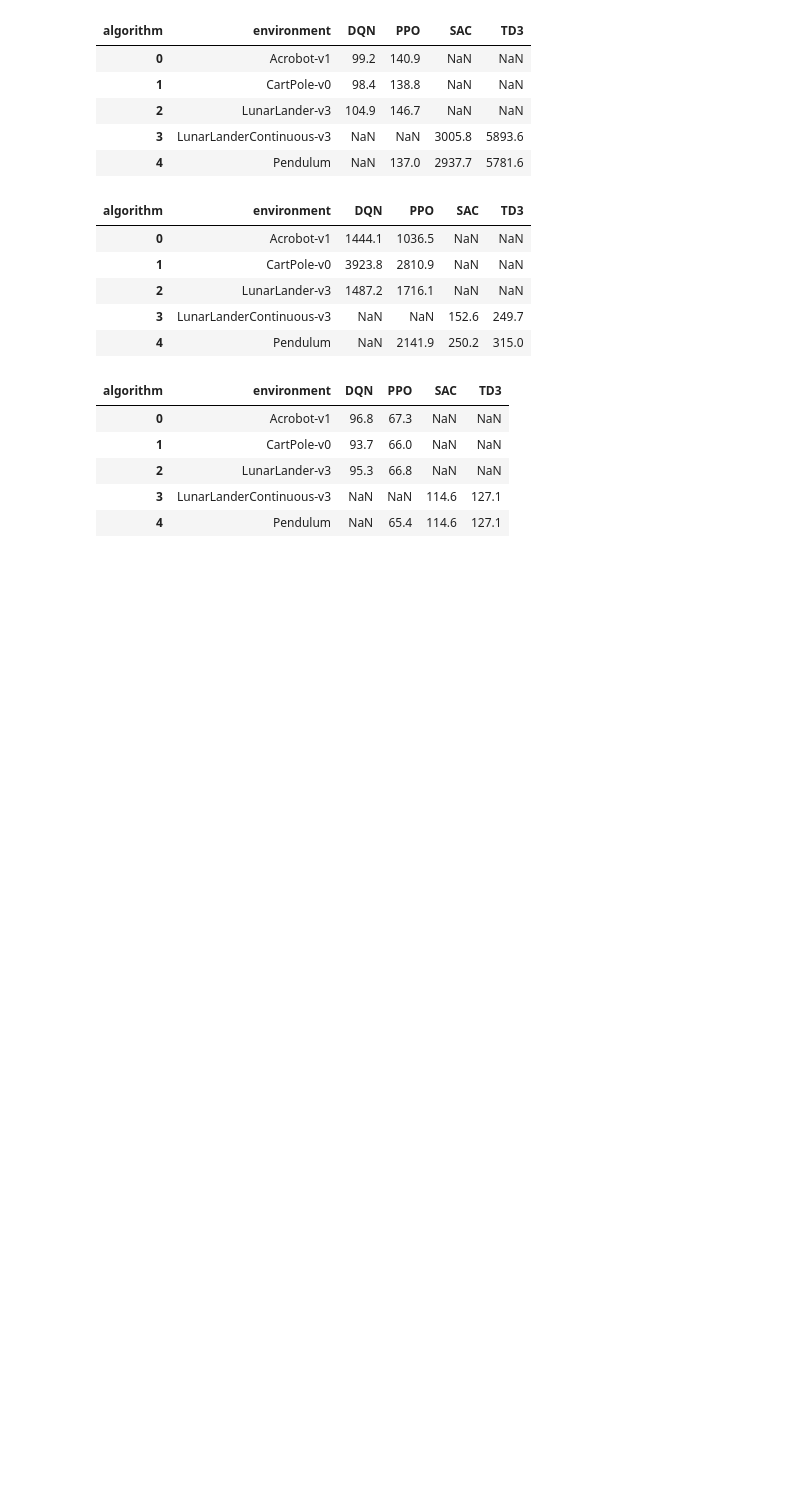
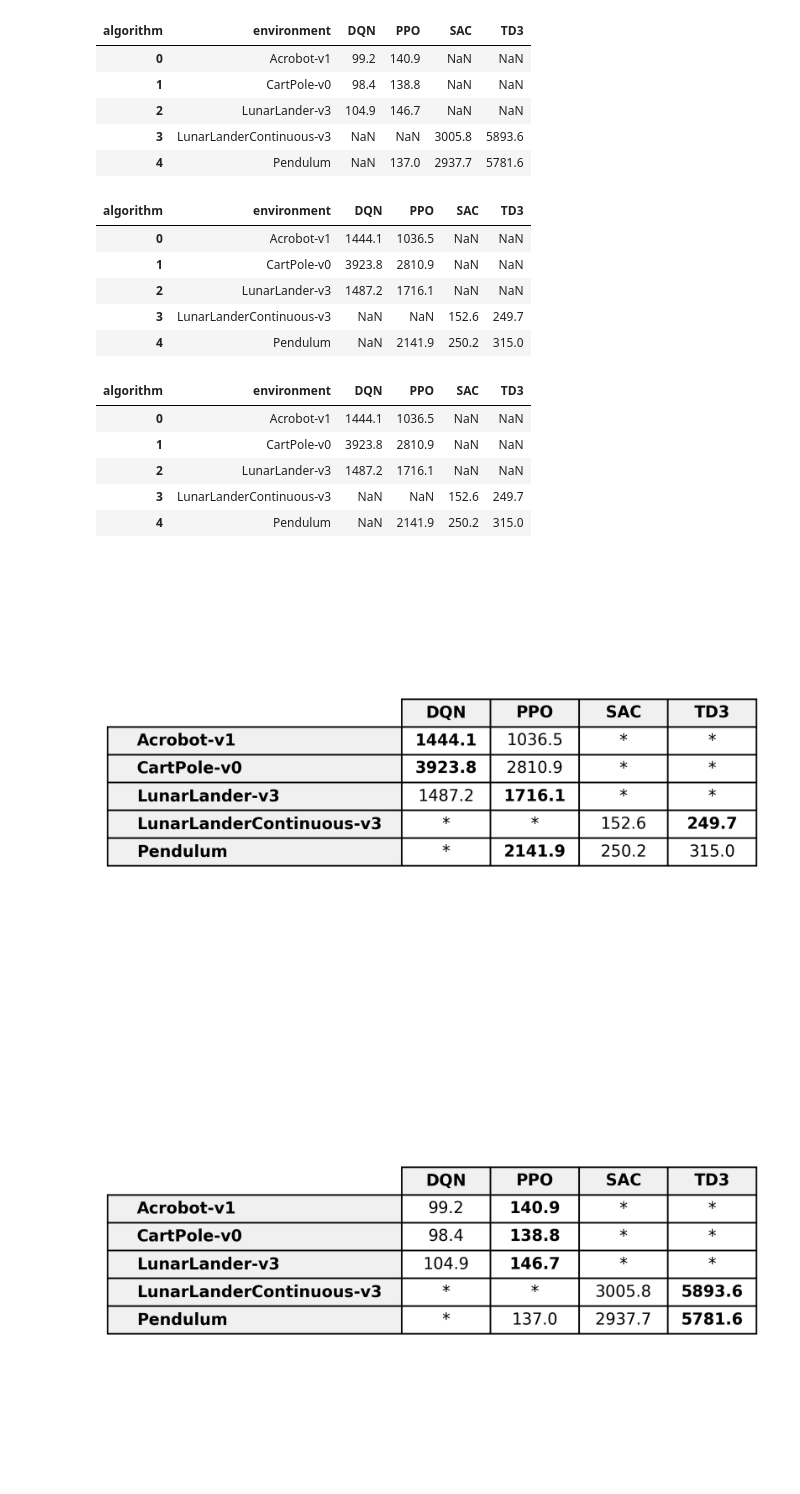
Before and after one commit to eliamounier/Deep_RL, a Jupyter notebook: analysis.ipynb, the cells around one changed output. Drawn from its saved outputs; the diff is of its cells as text; code cells hidden in the pictures; blank space fills up the shorter version.

```diff
--- a/analysis.ipynb
+++ b/analysis.ipynb
@@ -207,26 +192,24 @@ fps_table
 | 3 | LunarLanderContinuous-v3 | NaN | NaN | 152.6 | 249.7 |
 | 4 | Pendulum | NaN | 2141.9 | 250.2 | 315.0 |
 # %%
-# Pivot the stats DataFrame to create the desired table for FPS
-fps_table = stats.pivot_table(
-    index="environment",  # Environment as rows
-    columns="algorithm",  # Algorithms as columns
-    values="param/size",  # Average FPS as values
-    aggfunc="mean"  # Use mean in case of multiple entries
+
+params_table = stats.pivot_table(
+    index="environment",
+    columns="algorithm",
+    values="param/size",
+    aggfunc="mean"  #
 )
 
-# Reset the index for better readability
-fps_table = fps_table.reset_index()
 
-# Round the values to 1 decimal place
-fps_table = fps_table.round(1)
+params_table = fps_table.reset_index()
+params_table = fps_table.round(1)
 
-# Display the table
-fps_table
+
+params_table
 # %% [output]
 | algorithm | environment | DQN | PPO | SAC | TD3 |
-| 0 | Acrobot-v1 | 96.8 | 67.3 | NaN | NaN |
-| 1 | CartPole-v0 | 93.7 | 66.0 | NaN | NaN |
-| 2 | LunarLander-v3 | 95.3 | 66.8 | NaN | NaN |
-| 3 | LunarLanderContinuous-v3 | NaN | NaN | 114.6 | 127.1 |
-| 4 | Pendulum | NaN | 65.4 | 114.6 | 127.1 |
+| 0 | Acrobot-v1 | 1444.1 | 1036.5 | NaN | NaN |
+| 1 | CartPole-v0 | 3923.8 | 2810.9 | NaN | NaN |
+| 2 | LunarLander-v3 | 1487.2 | 1716.1 | NaN | NaN |
+| 3 | LunarLanderContinuous-v3 | NaN | NaN | 152.6 | 249.7 |
+| 4 | Pendulum | NaN | 2141.9 | 250.2 | 315.0 |
@@ -232,0 +289,11 @@ fps_table
+# %%
+
+save_table_as_image(fps_table, filename="fps_table.pdf",
+                     title="Average FPS per Environment")
+save_table_as_image(model_size_table, filename="model_size_table.pdf",
+                     title="Model Size per Environment")
+save_table_as_image(params_table, filename="params_table.pdf",
+                     title="Parameter Size per Environment")
+# %% [output]
+[figure, added]
+[figure, added]
```
Also changed, not shown: parts of 8 cells of this notebook, 3 other files.
